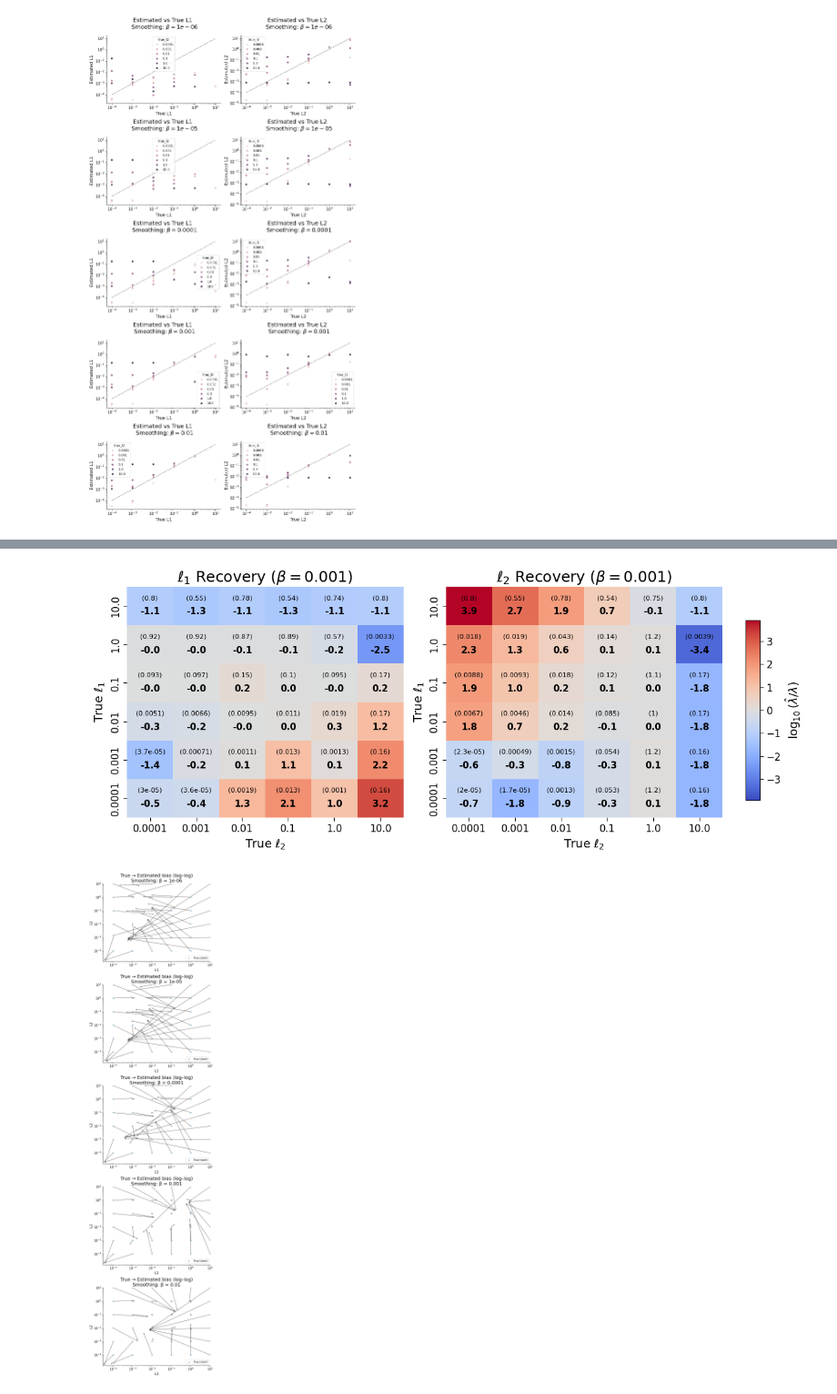
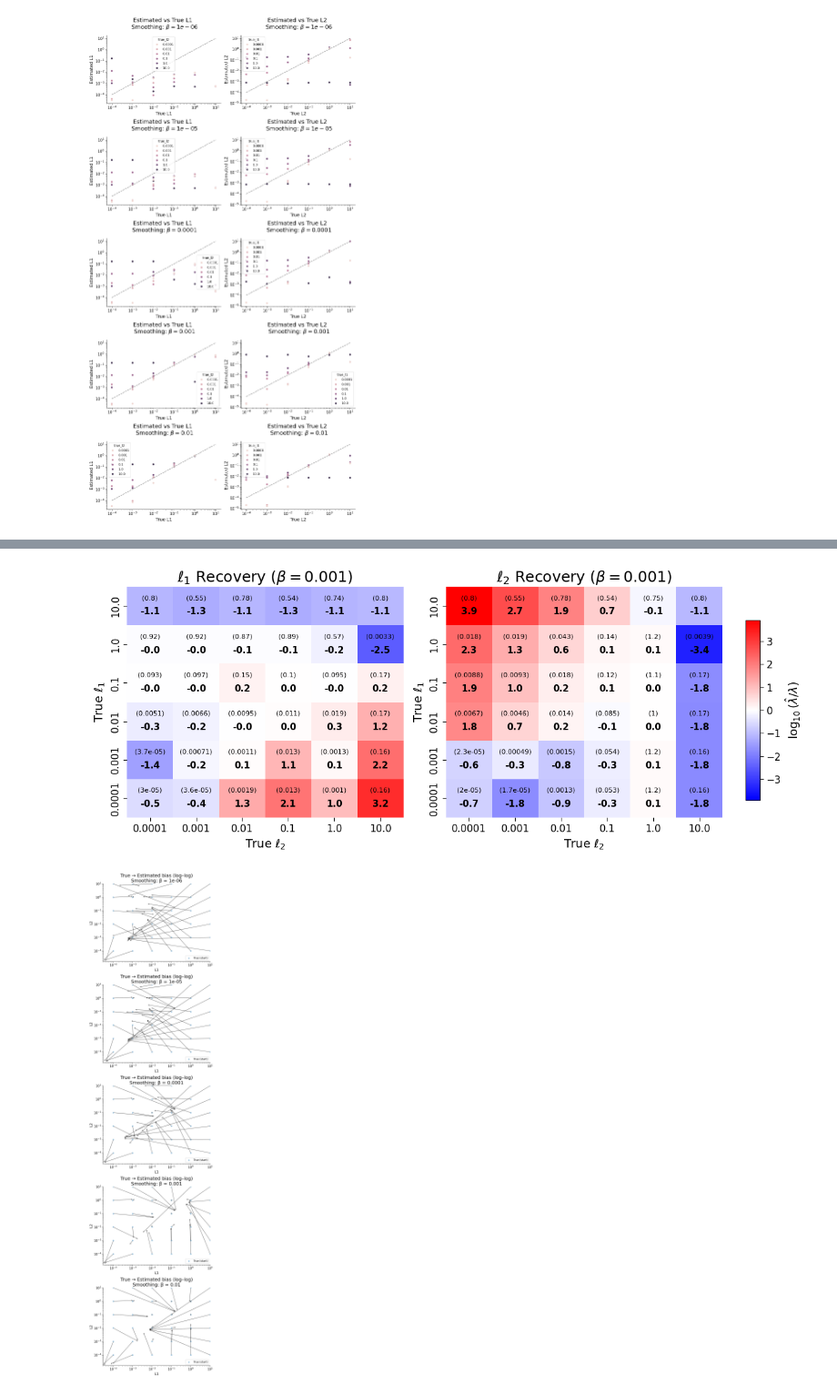
Before and after one commit to jrudoler/estimating-implicit-regularization, a Jupyter notebook: notebooks/elasticnet_viz.ipynb, the cells around one changed output, grey strips where cells are left out. Shown at 91% size. Drawn from its saved outputs; the diff is of its cells as text; code cells hidden in the pictures.

```diff
--- a/notebooks/elasticnet_viz.ipynb
+++ b/notebooks/elasticnet_viz.ipynb
@@ -268,7 +268,7 @@ fig, axes = plt.subplots(1, 2, figsize=(12, 5))
 # global normalization
 all_vals = np.concatenate([logerr_l1.values.ravel(), logerr_l2.values.ravel()])
 vmax = np.nanmax(np.abs(all_vals))
-norm_kwargs = dict(vmin=-vmax, vmax=vmax, center=0, cmap="coolwarm")
+norm_kwargs = dict(vmin=-vmax, vmax=vmax, center=0, cmap="bwr")
 
 # plot both heatmaps with the same normalization, but suppress their individual cbar
 sns.heatmap(logerr_l1, annot=False, cbar=False, ax=axes[0], **norm_kwargs)
@@ -278,35 +278,35 @@ sns.heatmap(logerr_l2, annot=False, cbar=False, ax=axes[1], **norm_kwargs)
 axes[0].set_title(r"$\ell_1$ Recovery ($\beta=0.001$)")
 axes[0].set_xlabel(r"True $\ell_2$"); axes[0].set_ylabel(r"True $\ell_1$")
 axes[0].invert_yaxis()
 
 axes[1].set_title(r"$\ell_2$ Recovery ($\beta=0.001$)")
 axes[1].set_xlabel(r"True $\ell_2$"); axes[1].set_ylabel(r"True $\ell_1$")
 axes[1].invert_yaxis()
 
 # annotate both: logerr (big bold) + estimate (small)
 for mat, est, ax in [(logerr_l1, est_l1, axes[0]), (logerr_l2, est_l2, axes[1])]:
     for i, y in enumerate(mat.index):
         for j, x in enumerate(mat.columns):
             val = mat.loc[y, x]
             est_val = est.loc[y, x]
             if np.isfinite(val) and np.isfinite(est_val):
                 ax.text(j+0.5, i+0.35, f"{val:.1f}",
                         ha="center", va="center", fontsize=11, fontweight="bold")
                 ax.text(j+0.5, i+0.70, f"({est_val:.2g})",
                         ha="center", va="center", fontsize=8)
 
 # add one shared colorbar
 cbar_ax = fig.add_axes([0.92, 0.2, 0.02, 0.6])
-sm = plt.cm.ScalarMappable(cmap="coolwarm", norm=plt.Normalize(vmin=-vmax, vmax=vmax))
+sm = plt.cm.ScalarMappable(cmap="bwr", norm=plt.Normalize(vmin=-vmax, vmax=vmax))
 fig.colorbar(sm, cax=cbar_ax, label=r"$\log_{10}(\hat{\lambda}/\lambda)$")
 
 plt.tight_layout(rect=[0, 0, 0.9, 1])  # leave room for shared cbar
 
 plt.savefig(f"sweep_{sweep.name}_elasticnet_estimation_heatmap_detailed.pdf")
 
 plt.show()
 # %% [output]
-[figure, old version]
+[figure, new version]
 # %%
 from typing import Optional, Iterable
 import numpy as np
```
Also changed, not shown: parts of 1 cell of this notebook, 12 other files.
